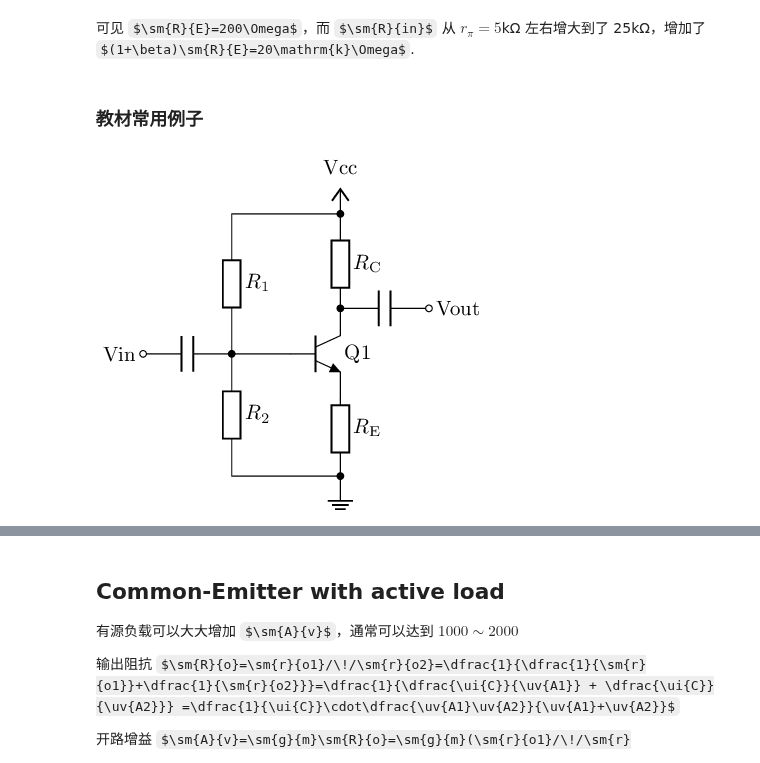
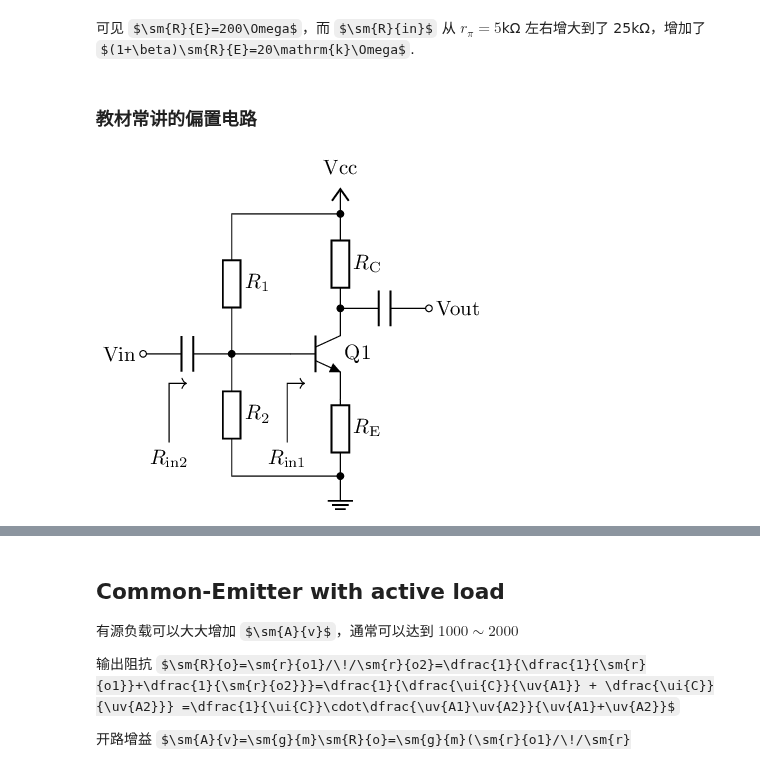
Before and after one commit to chenshuo/nuedc, a Jupyter notebook: docs/bjt-basics.ipynb, the cells around one changed output, grey strips where cells are left out. Cells and saved outputs as stored; diff of their text form; code cells hidden in the pictures; some formulas as TeX source.

```diff
--- a/docs/bjt-basics.ipynb
+++ b/docs/bjt-basics.ipynb
@@ -901,26 +901,28 @@ Av  39.94855789652055
 # %% [markdown]
 可见 $\sm{R}{E}=200\Omega$，而 $\sm{R}{in}$ 从 $r_\pi=5$kΩ 左右增大到了 25kΩ，增加了 $(1+\beta)\sm{R}{E}=20\mathrm{k}\Omega$.
 # %% [markdown]
-### 教材常用例子
+### 教材常讲的偏置电路
 # %%
 %%tikz -ct
 
 \ctikzset{transistors/arrow pos=end, american currents, american voltages, european resistors}
 
 \draw (0, 0) node [npn] (Q1) {Q1};
 \draw (Q1.B) to [short, -*] ++(-1.0, 0)
   coordinate(B);
 \draw (Q1.E) to [R, l={$R_\mathrm{E}$}, bipoles/length=1cm] ++(0, -1.0)
   to [short] ++(0, -0.3)
   coordinate (G) node [ground] {};
 \draw (Q1.C) to [R, l_={$R_\mathrm{C}$}, bipoles/length=1cm] ++(0, 1.5)
   to [short] ++(0, 0.1) node [vcc] {Vcc}
   coordinate (T);
 \draw (B) to [R,l_={$R_1$}, bipoles/length=1cm] (B|-T) to [short, -*] (T);
 \draw (B) to [R,l={$R_2$}, bipoles/length=1cm] (B|-G) to [short, -*] (G);
 \draw (Q1.C) node [circ] {} to [C, bipoles/length=1cm] ++(1.5, 0) node [ocirc] {}
   node [right] {Vout};
 \draw (B) to [C, bipoles/length=1cm] ++(-1.5, 0) node [ocirc] {}
   node [left] {Vin};
+\draw [->] (-0.9, -1.5) node [below] {$R_\mathrm{in1}$} to ++(0, 1) to ++(0.3, 0);
+\draw [->] (-2.9, -1.5) node [below] {$R_\mathrm{in2}$} to ++(0, 1) to ++(0.3, 0);
 # %% [output]
-[figure, old version]
+[figure, new version]
```
Also changed, not shown: parts of 14 cells of this notebook.
